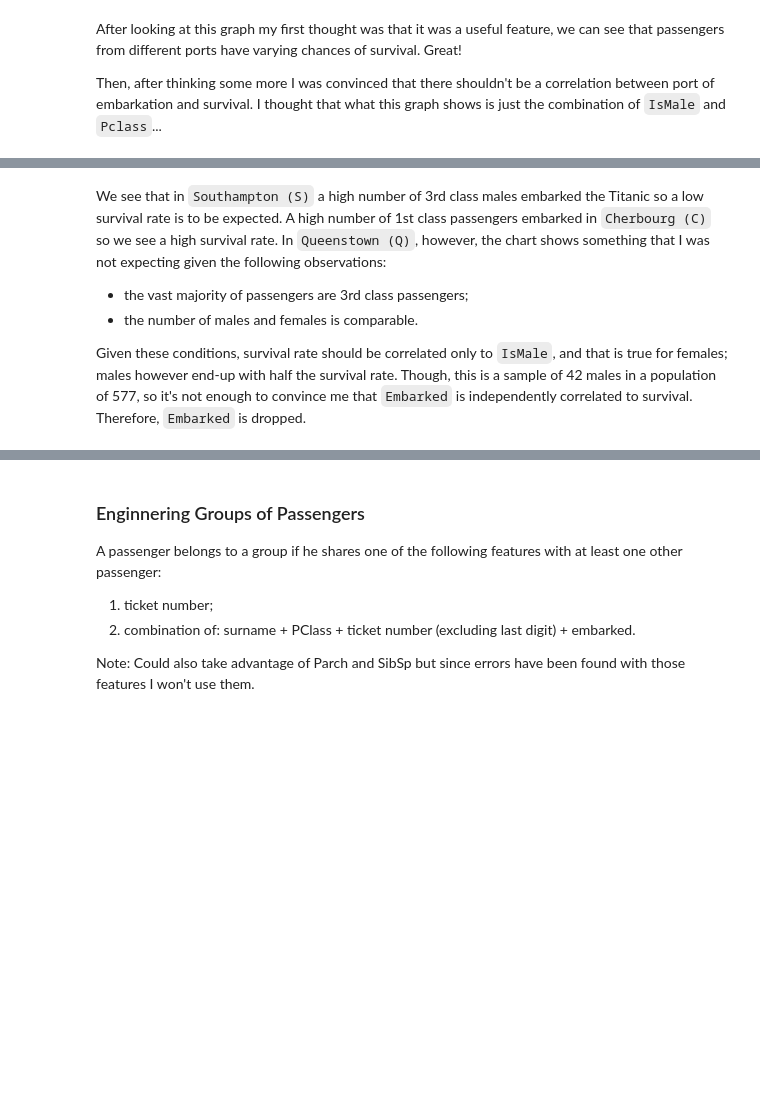
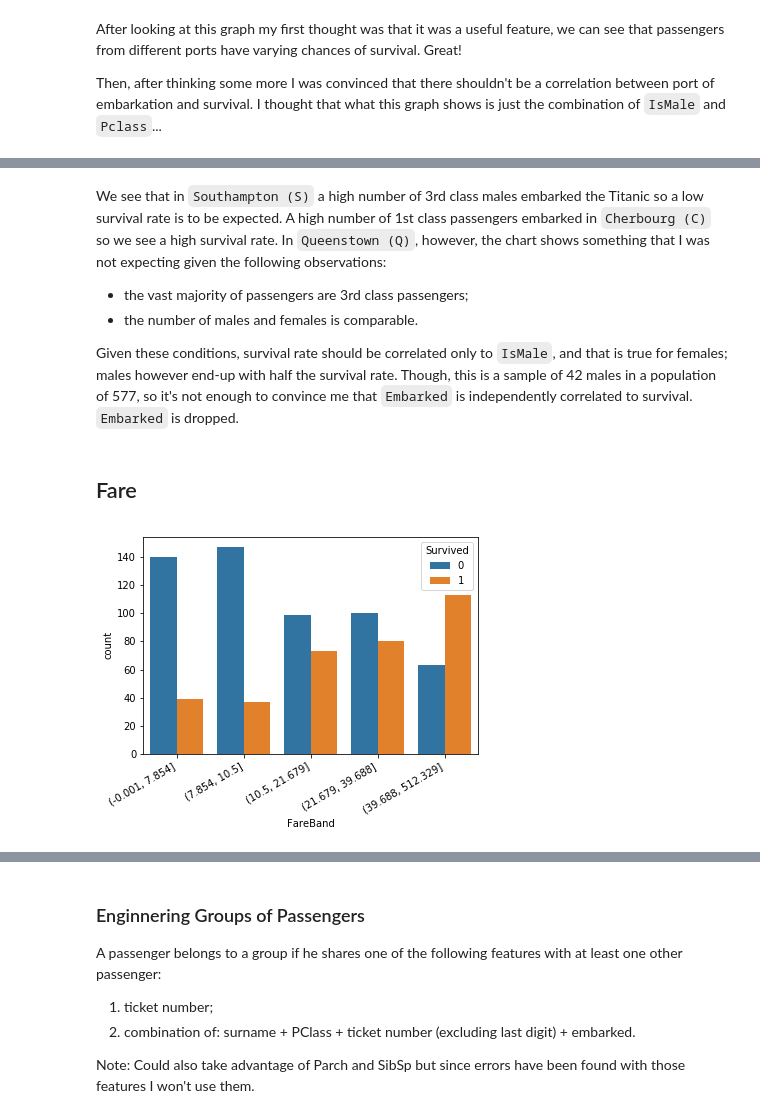
Before and after one commit to davidtvs/kaggle-titanic, a Jupyter notebook: titanic.ipynb, the cells around one changed output, grey strips where cells are left out. Drawn from its saved outputs; the diff is of its cells as text; code cells hidden in the pictures; blank space fills up the shorter version.

Commit message:
Add Fare analysis

```diff
--- a/titanic.ipynb
+++ b/titanic.ipynb
@@ -364,7 +337,15 @@ We see that in `Southampton (S)` a high number of 3rd class males embarked the T
 - the vast majority of passengers are 3rd class passengers;
 - the number of males and females is comparable.
 
-Given these conditions, survival rate should be correlated only to `IsMale`, and that is true for females; males however end-up with half the survival rate. Though, this is a sample of 42 males in a population of 577, so it's not enough to convince me that `Embarked` is independently correlated to survival. Therefore, `Embarked` is dropped.
+Given these conditions, survival rate should be correlated only to `IsMale`, and that is true for females; males however end-up with half the survival rate. Though, this is a sample of 42 males in a population of 577, so it's not enough to convince me that `Embarked` is independently correlated to survival. `Embarked` is dropped.
 # %%
 train.drop(columns='Embarked', inplace=True)
 test.drop(columns='Embarked', inplace=True)
+# %% [markdown]
+## Fare
+# %%
+train['FareBand'], fare_bins = pd.qcut(train['Fare'], 5, retbins=True)
+_ = sns.countplot(x='FareBand', hue='Survived', data=train)
+_ = plt.xticks(rotation=30, ha='right')
+# %% [output]
+[figure, added]
```
Also changed, not shown: parts of 21 cells of this notebook.
